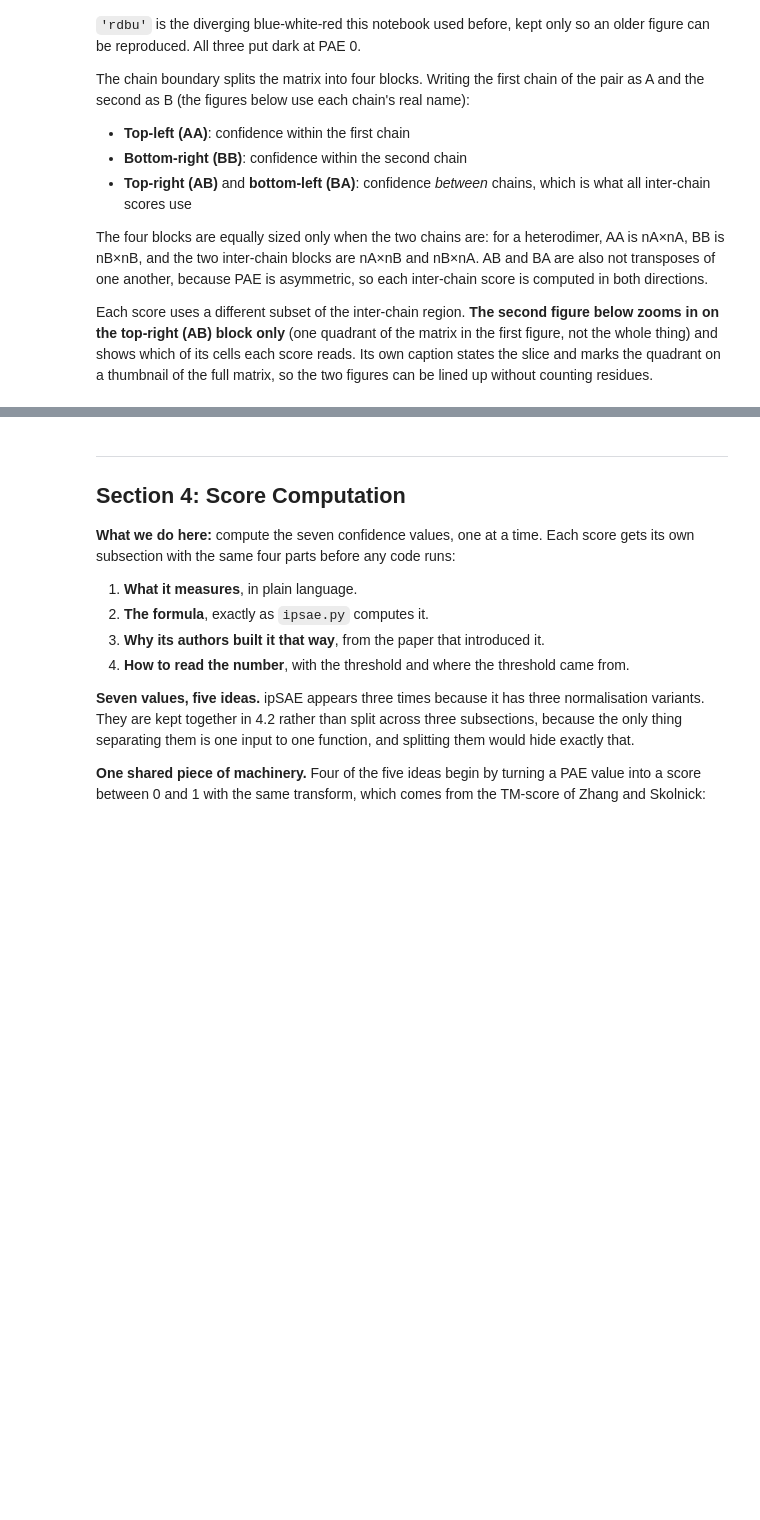
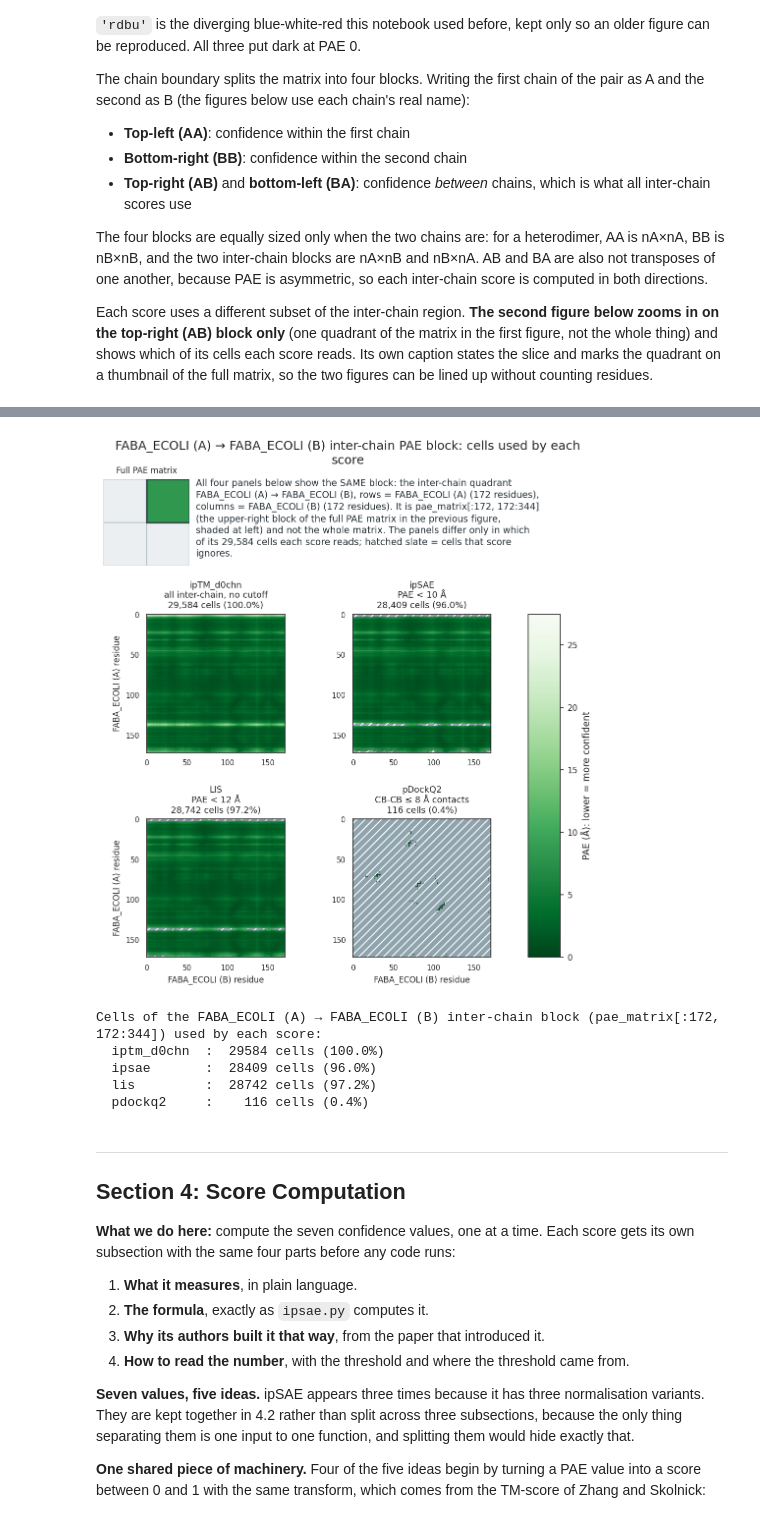
Before and after one commit to PDBeurope/InsightFold, a Jupyter notebook: notebooks/homodimer_diagnostic.ipynb, the cells around one changed output, grey strips where cells are left out. Saved outputs shown, nothing was run; the diff lists cells and outputs as text; code cells hidden in the pictures; blank space fills up the shorter version.

```diff
--- a/notebooks/homodimer_diagnostic.ipynb
+++ b/notebooks/homodimer_diagnostic.ipynb
@@ -49,0 +57,11 @@ ciu = setup("complex_interface_utils", REPO_ROOT, REPO_BRANCH)
+# %%
+%matplotlib inline
+from IPython.display import HTML, display
+
+# Every formula, threshold, figure, 3D view and printed report now lives in the
+# module the bootstrap cell imported as `ciu`; this notebook keeps only the
+# narrative and the orchestration. Styling is an explicit call because importing
+# a module must never restyle somebody else's figures as a side effect.
+ciu.apply_plot_style()
+
+print('Imports OK')
@@ -156,3 +370,19 @@ ciu.show_score_masks(dimer)
+# %%
+display(ciu.plot_pae_score_masks(pair, contacts, max_pae=pae.max_pae,
+                                 pae_cutoff=PAE_CUTOFF, lis_cutoff=LIS_CUTOFF,
+                                 label_x=short_x, label_y=short_y))
+
+# Same masks the panels are drawn from, so the figure and the numbers agree.
+print(ciu.format_score_mask_usage(pair, contacts, pae_cutoff=PAE_CUTOFF,
+                                  lis_cutoff=LIS_CUTOFF,
+                                  label_x=short_x, label_y=short_y))
+# %% [output]
+[figure, added]
+Cells of the FABA_ECOLI (A) → FABA_ECOLI (B) inter-chain block (pae_matrix[:172, 172:344]) used by each score:
+  iptm_d0chn  :  29584 cells (100.0%)
+  ipsae       :  28409 cells (96.0%)
+  lis         :  28742 cells (97.2%)
+  pdockq2     :    116 cells (0.4%)
 # %% [markdown]
 ---
 ## Section 4: Score Computation
```
Also changed, not shown: parts of 32 cells of this notebook.
